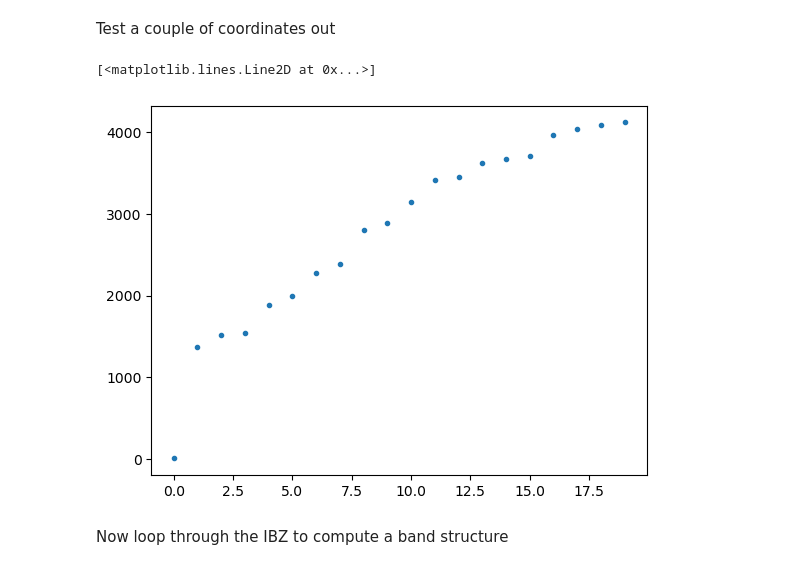
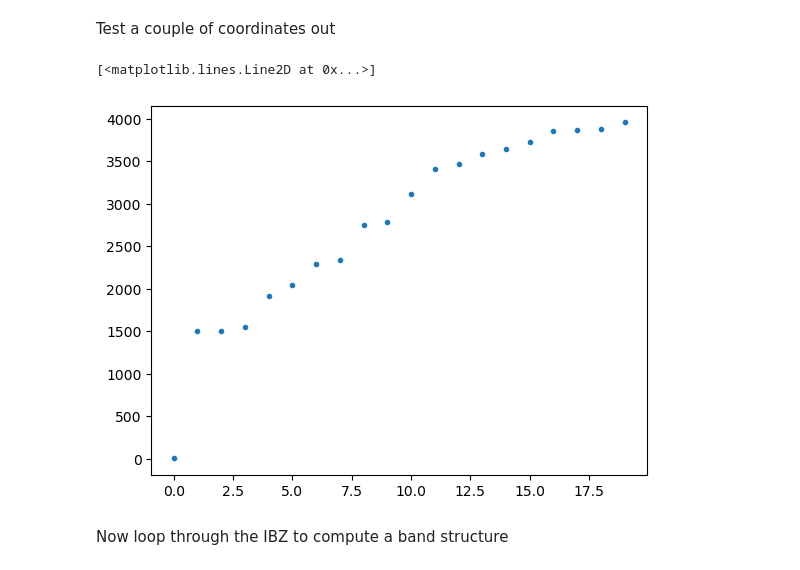
Before and after one commit to jtempelman95/fenonics, a Jupyter notebook: Topology Optimization/RepoCodes/Tutorial_SolveProb.ipynb, the cells around one changed output. Saved outputs shown, nothing was run; the diff lists cells and outputs as text; code cells hidden in the pictures.

```diff
--- a/Topology Optimization/RepoCodes/Tutorial_SolveProb.ipynb
+++ b/Topology Optimization/RepoCodes/Tutorial_SolveProb.ipynb
@@ -241,0 +74,15 @@ Falling back to a static output.
+# %%
+start = time.time()
+a_len = .1
+r           = np.array([1,.2,.4])*a_len*.95
+r           = a_len*np.random.rand(4,1)*1.1; r= r.T; r = r[0];
+offset      = np.pi/8
+
+da                  =   a_len/30
+meshalg             =   7
+refinement_level    =   3
+refinement_dist     =   a_len/10
+Nquads      = 5
+
+isrefined = True
+cut = True
@@ -241,0 +102,9 @@ Falling back to a static output.
+# %%
+
+######################################################################
+#                  Generate a mesh with one inlsuion                 #
+######################################################################
+meshalg                 = 6
+gmsh.model, xpt, ypt    = get_mesh_SquareSpline(a_len ,da,r,Nquads,offset,meshalg,
+                                                refinement_level,refinement_dist,
+                                                isrefined = isrefined, cut = cut)
@@ -455,19 +468,17 @@ Test a couple of coordinates out
 # %%
 ky = 0
 kx = .2
-
+nvec = 20
 K = fem.Constant(mesh, PETSc.ScalarType((kx,ky)))
 eval, evec = solvesys(kx,ky,E,Mcomp,mpc,bcs,nvec, mesh, u_tr, u_test)
 eval[np.isclose(eval,0)] == 0
 eigfrq_sp_cmp = np.real(eval)**.5
 eigfrq_sp_cmp = np.sort(eigfrq_sp_cmp )
-evals_disp.append(eigfrq_sp_cmp )
-evec_all.append(evec)
 
 plt.plot(eigfrq_sp_cmp,'.')
 # %% [output]
 [<matplotlib.lines.Line2D at 0x...>]
-[figure, old version]
+[figure, new version]
 # %% [markdown]
 Now loop through the IBZ to compute a band structure
 # %%
```
Also changed, not shown: parts of 18 cells of this notebook, 3 other files.
